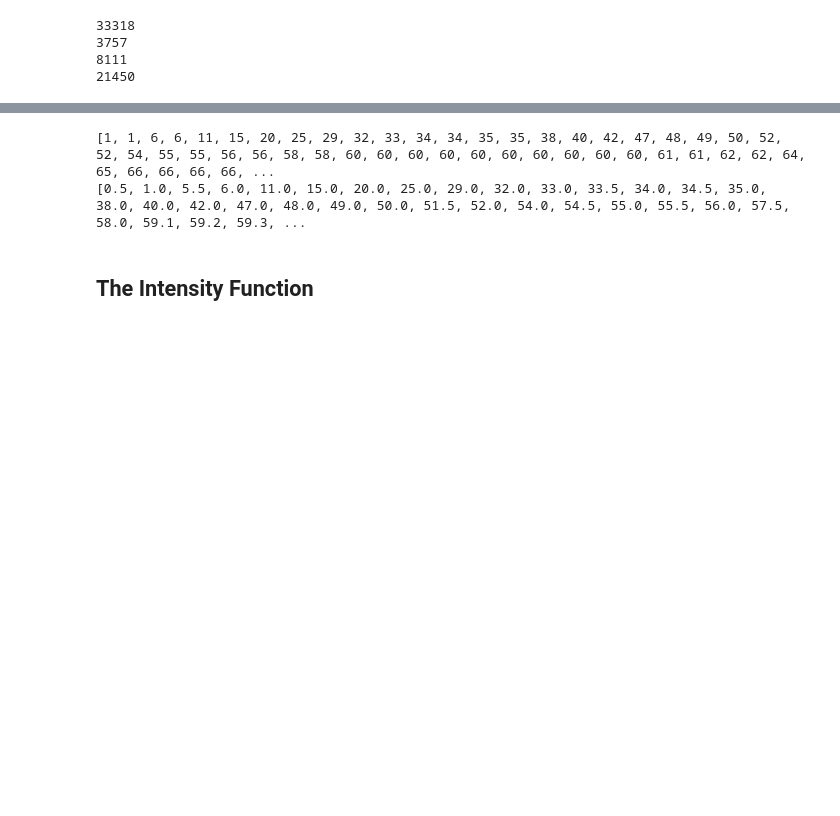
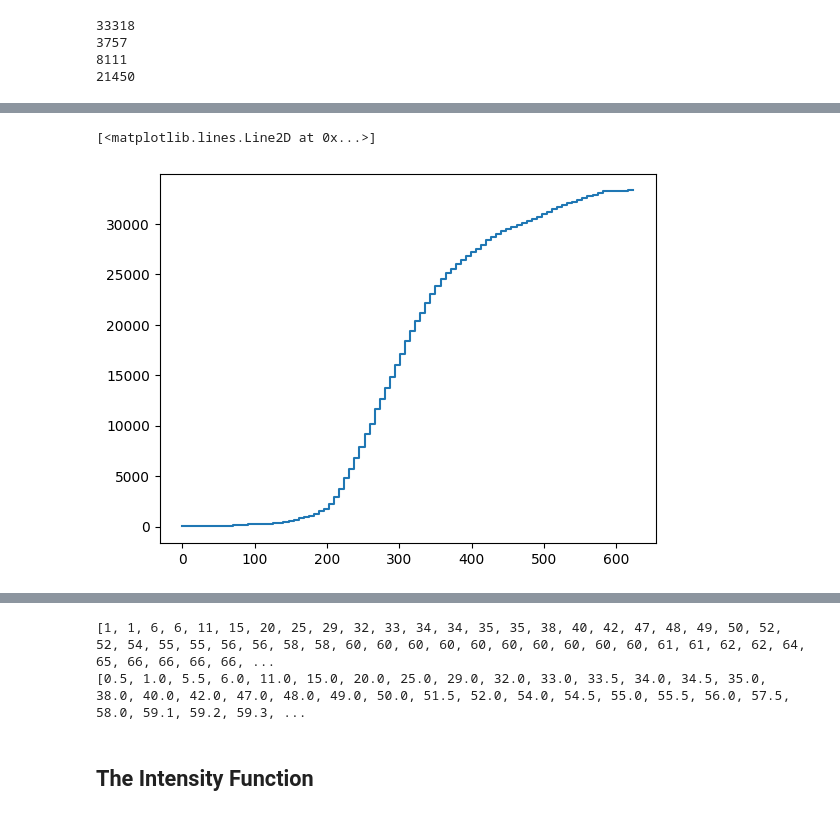
Before and after one commit to FormulaRabbit81/Group_Disease_2.0, a Jupyter notebook: Rough/Alex/ebola.ipynb, the cells around one changed output, grey strips where cells are left out. Drawn from its saved outputs; the diff is of its cells as text; code cells hidden in the pictures; blank space fills up the shorter version.

```diff
--- a/Rough/Alex/ebola.ipynb
+++ b/Rough/Alex/ebola.ipynb
@@ -69,3 +73,13 @@ date_nums_all = [convert_date_to_number(date, dates_all[0]) for date in dates_al
+# %%
+
+a = [counts[0]]
+for i in range(0,89):
+    a.append(a[i] + counts[i+1])
+
+plt.step(range(0,630,7), a)
+# %% [output]
+[<matplotlib.lines.Line2D at 0x...>]
+[figure, added]
 # %%
 def daily_frequency(event_times):
     counter = Counter(event_times)
```
Also changed, not shown: parts of 2 cells of this notebook, 5 other files.
